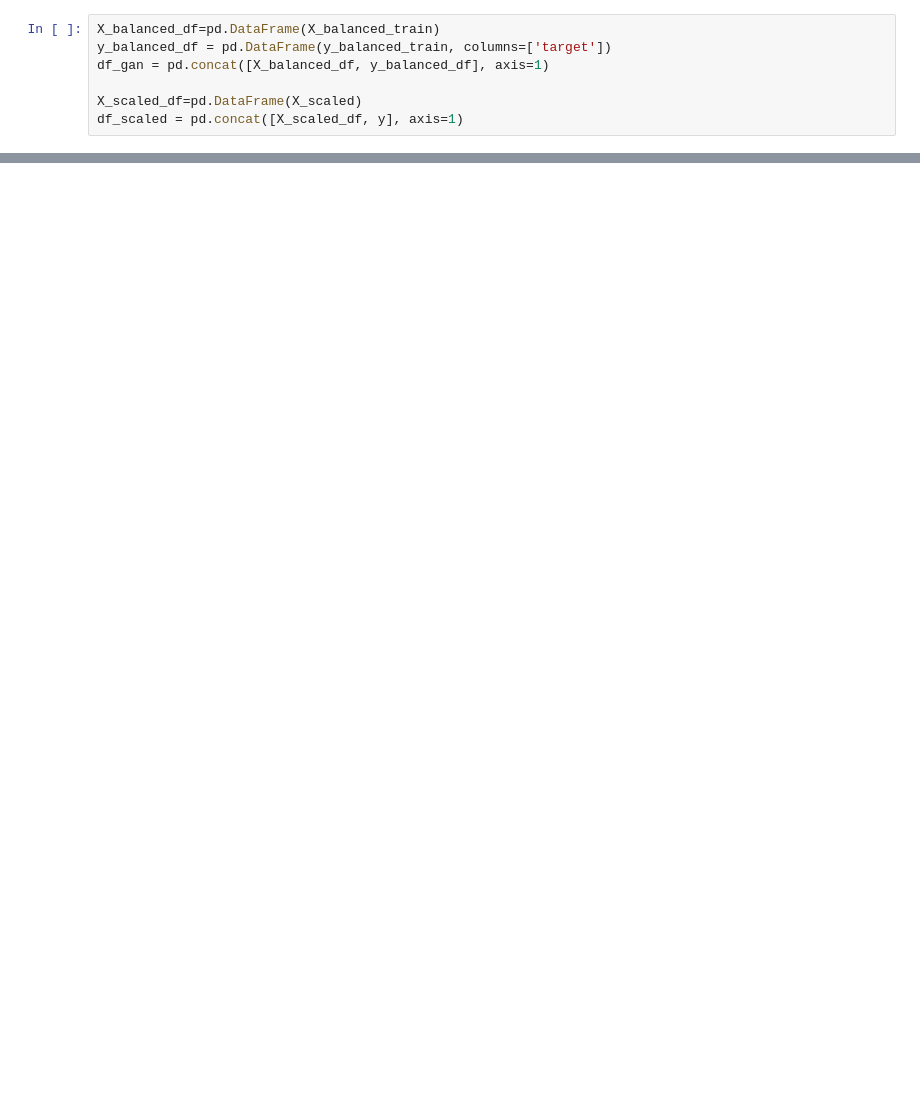
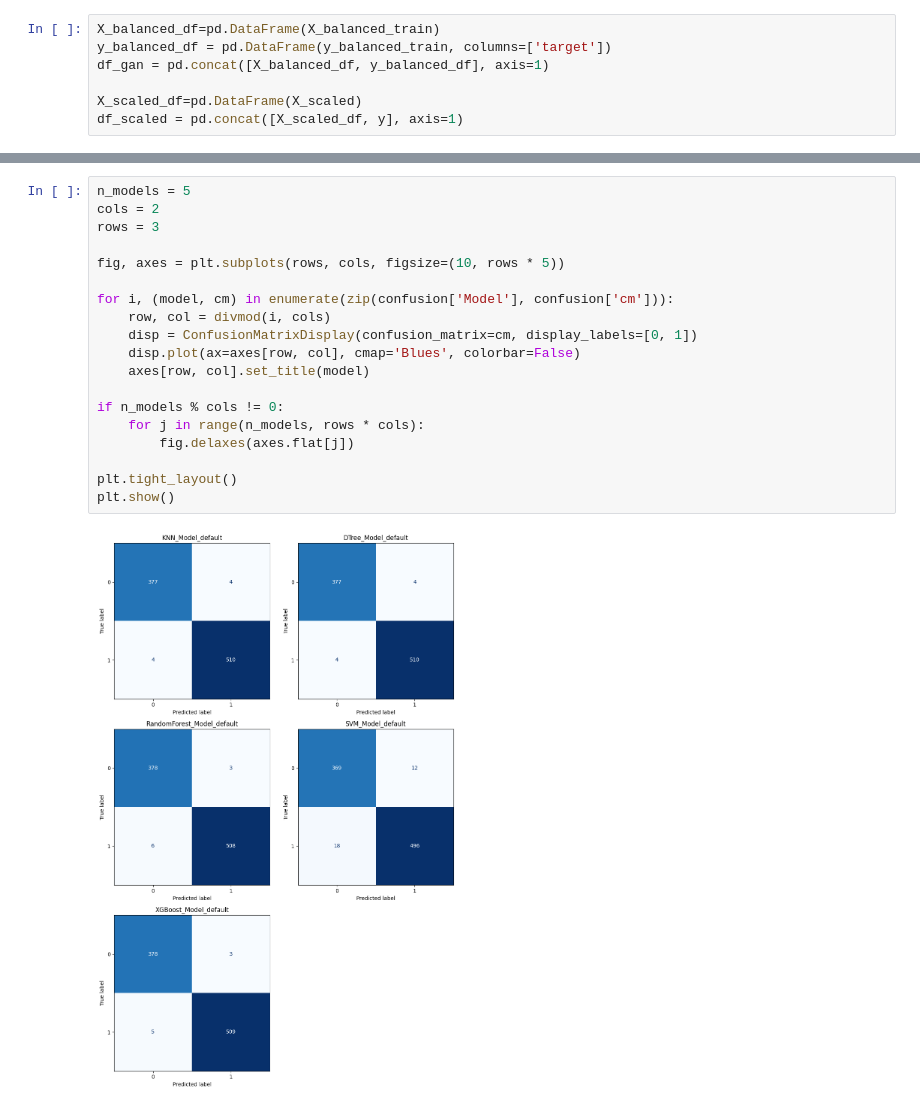
Before and after one commit to Richardhstg/oversampling-wgan, a Jupyter notebook: GAN.ipynb, the cells around one changed output, grey strips where cells are left out. Saved outputs shown, nothing was run; the diff lists cells and outputs as text; blank space fills up the shorter version.

```diff
--- a/GAN.ipynb
+++ b/GAN.ipynb
@@ -236,0 +324,21 @@ plt.show()
+# %%
+n_models = 5
+cols = 2
+rows = 3
+
+fig, axes = plt.subplots(rows, cols, figsize=(10, rows * 5))
+
+for i, (model, cm) in enumerate(zip(confusion['Model'], confusion['cm'])):
+    row, col = divmod(i, cols)
+    disp = ConfusionMatrixDisplay(confusion_matrix=cm, display_labels=[0, 1])
+    disp.plot(ax=axes[row, col], cmap='Blues', colorbar=False)
+    axes[row, col].set_title(model)
+
+if n_models % cols != 0:
+    for j in range(n_models, rows * cols):
+        fig.delaxes(axes.flat[j])
+
+plt.tight_layout()
+plt.show()
+# %% [output]
+[figure, added]
```
Also changed, not shown: parts of 21 cells of this notebook, 4 other files.
